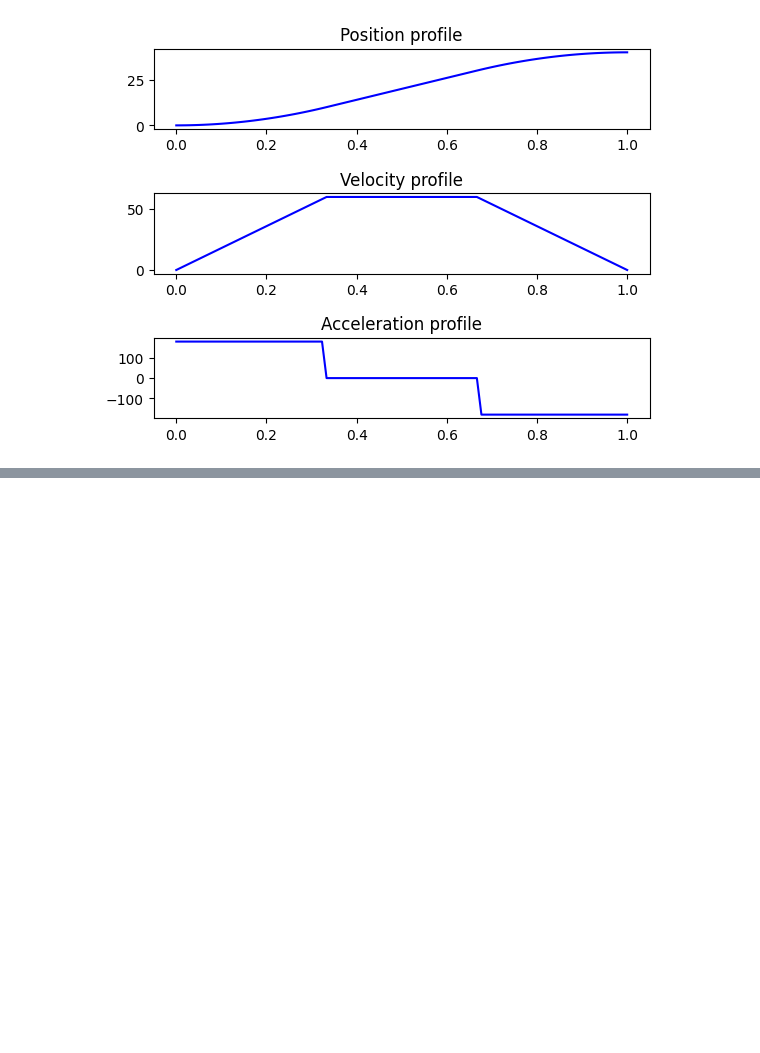
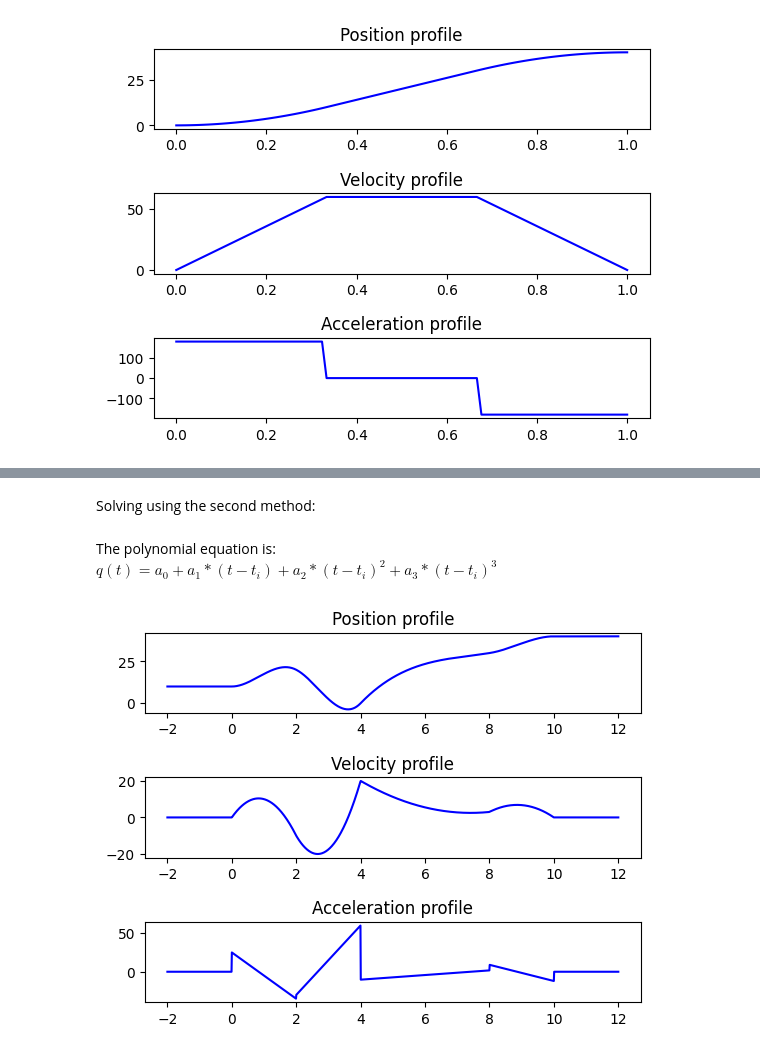
Before and after one commit to Thoalfeqar-gata/Robotics-and-Automation-Master-Degree, a Jupyter notebook: Path planning.ipynb, the cells around one changed output, grey strips where cells are left out. Saved outputs shown, nothing was run; the diff lists cells and outputs as text; code cells hidden in the pictures; blank space fills up the shorter version.

Commit message:
Finished via points using the second method

```diff
--- a/Path planning.ipynb
+++ b/Path planning.ipynb
@@ -219,0 +226,5 @@ plt.show()
+# %% [markdown]
+Solving using the second method:
+# %% [markdown]
+The polynomial equation is: <br>
+$q(t) = a_0 + a_1 * (t-t_i) + a_2 * (t-t_i)^2 + a_3 * (t-t_i)^3$
@@ -219,0 +287,29 @@ plt.show()
+# %%
+time = np.linspace(t[-1], t[0], (t[-1] - t[0])*100) #get the time axis
+position = np.zeros(shape = time.shape)
+velocity = np.zeros(shape = time.shape)
+acceleration = np.zeros(shape = time.shape)
+
+for i in range(n_points-1):
+    coef = a[i]
+    mask = np.logical_and(time >= t[i], time <= t[i+1])
+    position[mask] = coef[0] + coef[1] * (time[mask] - t[i]) + coef[2] * (time[mask] - t[i])**2 + coef[3] * (time[mask] - t[i])**3
+    velocity[mask] = coef[1] + 2 * coef[2] * (time[mask] - t[i]) + 3* coef[3] * (time[mask] - t[i])**2
+    acceleration[mask] = 2 * coef[2] + 6 * coef[3] * (time[mask] - t[i])
+# %%
+plt.subplots_adjust(hspace = 0.8)
+plt.subplot(3, 1, 1)
+plt.title('Position profile')
+plt.plot(time, position, 'b-')
+
+plt.subplot(3, 1, 2)
+plt.title('Velocity profile')
+plt.plot(time, velocity, 'b-')
+
+plt.subplot(3, 1, 3)
+plt.title('Acceleration profile')
+plt.plot(time, acceleration, 'b-')
+
+plt.show()
+# %% [output]
+[figure, added]
```
Also changed, not shown: parts of 3 cells of this notebook.
